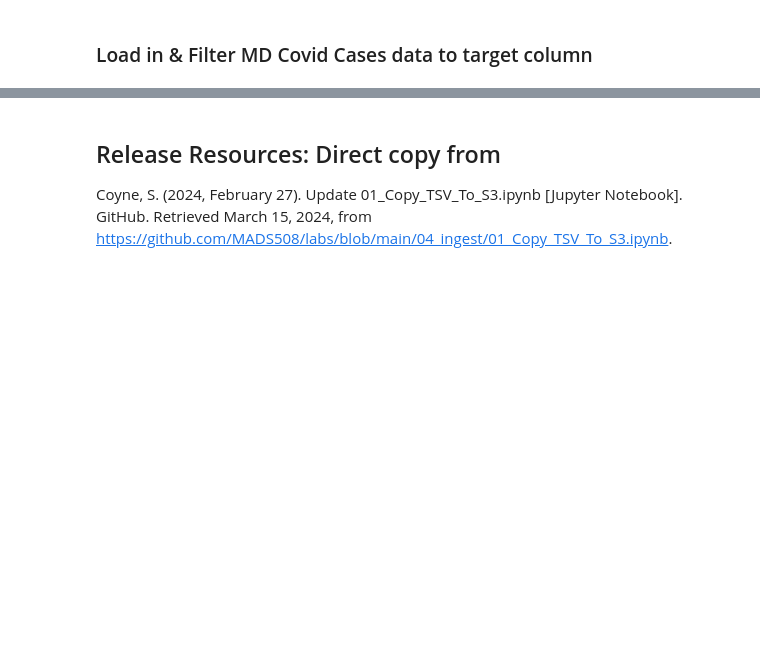
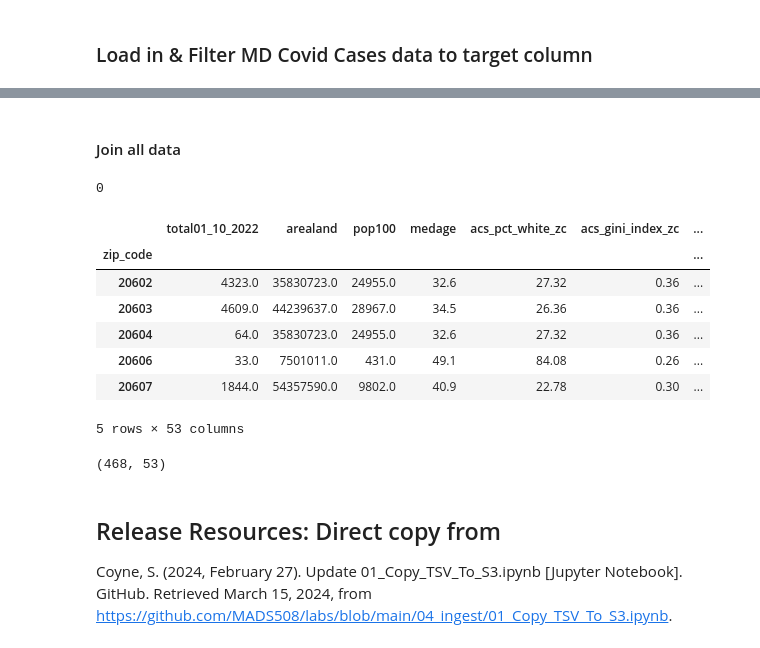
Before and after one commit to shailja-somani-0/ADS-508-Team-2, a Jupyter notebook: team2-ads508.ipynb, the cells around one changed output, grey strips where cells are left out. Cells and saved outputs as stored; diff of their text form; code cells hidden in the pictures; blank space fills up the shorter version.

```diff
--- a/team2-ads508.ipynb
+++ b/team2-ads508.ipynb
@@ -707,0 +710,4 @@ md_covid_df.head()
+# %%
+# Read in MD Census data from Athena table - select ZCTA, land area, population, & median age columns
+md_census_df = pd.read_sql("SELECT zcta5ce10, arealand, pop100, medage FROM covid.mdcensus", conn)
+md_census_df.head()
@@ -707,0 +721,7 @@ md_covid_df.head()
+# %%
+# Read in SDOH data from Athena table
+sdoh_df = pd.read_sql("""SELECT zipcode, acs_pct_white_zc, acs_gini_index_zc, acs_median_hh_inc_zc, acs_pct_age_above65_zc, acs_pct_disable_zc,
+                acs_pct_employed_zc, acs_pct_english_zc, acs_pct_female_zc, acs_pct_hh_internet_zc, acs_pct_hs_graduate_zc, acs_pct_hu_no_veh_zc,
+                acs_pct_medicare_only_zc, acs_pct_spanish_zc, acs_pct_uninsured_zc, acs_pct_vet_zc FROM covid.sdoh_parquet
+                WHERE state = 'Maryland'""", conn)
+sdoh_df.head()
@@ -707,0 +735,4 @@ md_covid_df.head()
+# %%
+# Read in zip code to ZCTA crosswalk from Athena table
+xwalk_df = pd.read_sql("SELECT zip_code, zcta FROM covid.mdcrosswalk WHERE state='MD'", conn)
+xwalk_df.head()
@@ -708,3 +746,39 @@ md_covid_df.head()
+# %% [markdown]
+#### Join all data
+# %%
+# Join MD covid data to crosswalk & make sure there's a mapped value for each row for ZCTA - should be 0 nulls
+md_covid_zcta = pd.merge(md_covid_df, xwalk_df, on='zip_code', how='left')
+md_covid_zcta['zcta'].isnull().sum()
+# %% [output]
+0
+# %%
+# Join to all other features
+all_data = pd.merge(md_covid_zcta, md_census_df, left_on='zcta', right_on='zcta5ce10', how='left')
+all_data = pd.merge(all_data, sdoh_df, left_on='zip_code', right_on='zipcode', how='left')
+all_data = pd.merge(all_data, pivoted_cdc, left_on='zcta', right_on='locationname', how='left')
+
+# Drop extraneous join columns
+all_data.drop(columns=['zcta', 'zcta5ce10', 'zipcode', 'locationname'], inplace=True)
+
+# Set zipcode as index as it's not a feature
+all_data.set_index('zip_code', inplace=True)
+
+# Check df
+all_data.head()
+# %% [output]
+|  | total01_10_2022 | arealand | pop100 | medage | acs_pct_white_zc | acs_gini_index_zc | ... |
+| zip_code |  |  |  |  |  |  | ... |
+| 20602 | 4323.0 | 35830723.0 | 24955.0 | 32.6 | 27.32 | 0.36 | ... |
+| 20603 | 4609.0 | 44239637.0 | 28967.0 | 34.5 | 26.36 | 0.36 | ... |
+| 20604 | 64.0 | 35830723.0 | 24955.0 | 32.6 | 27.32 | 0.36 | ... |
+| 20606 | 33.0 | 7501011.0 | 431.0 | 49.1 | 84.08 | 0.26 | ... |
+| 20607 | 1844.0 | 54357590.0 | 9802.0 | 40.9 | 22.78 | 0.30 | ... |
+5 rows × 53 columns
+# %%
+# Check that still have 468 rows that initially started with from MD Covid data
+all_data.shape
+# %% [output]
+(468, 53)
 # %% [markdown]
 ## Release Resources: Direct copy from
 
```
Also changed, not shown: parts of 7 cells of this notebook.
